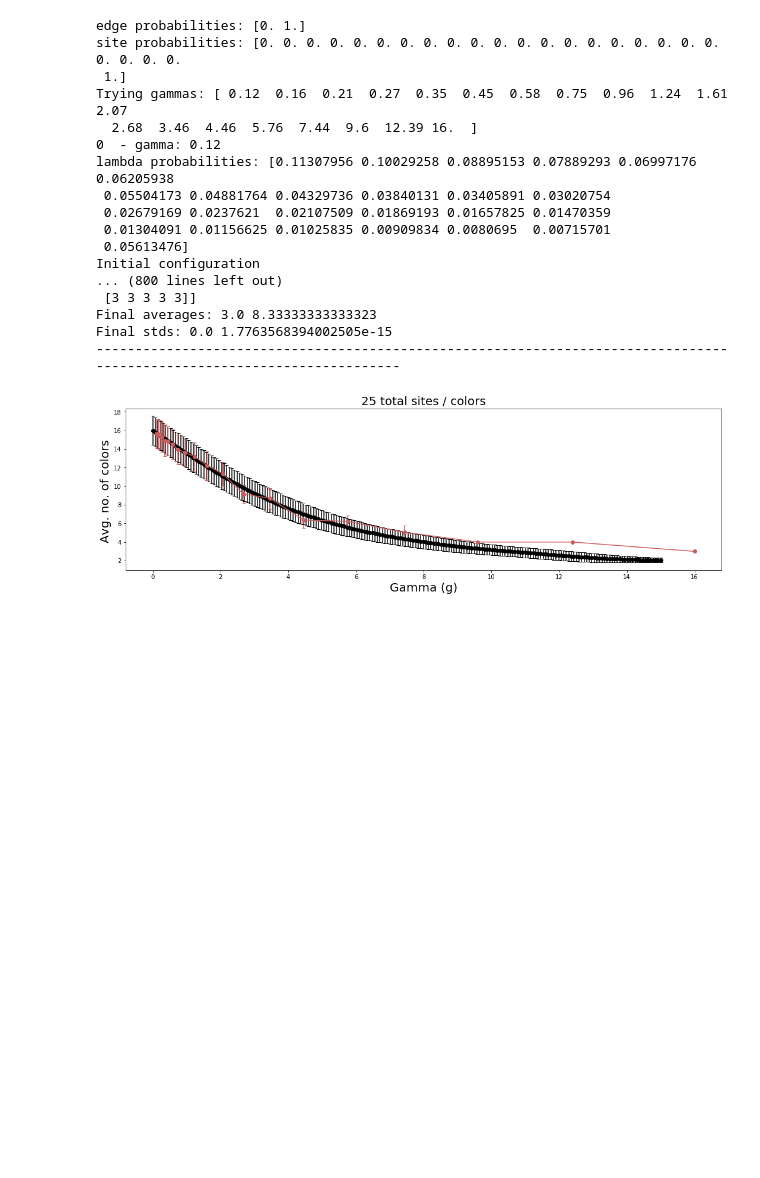
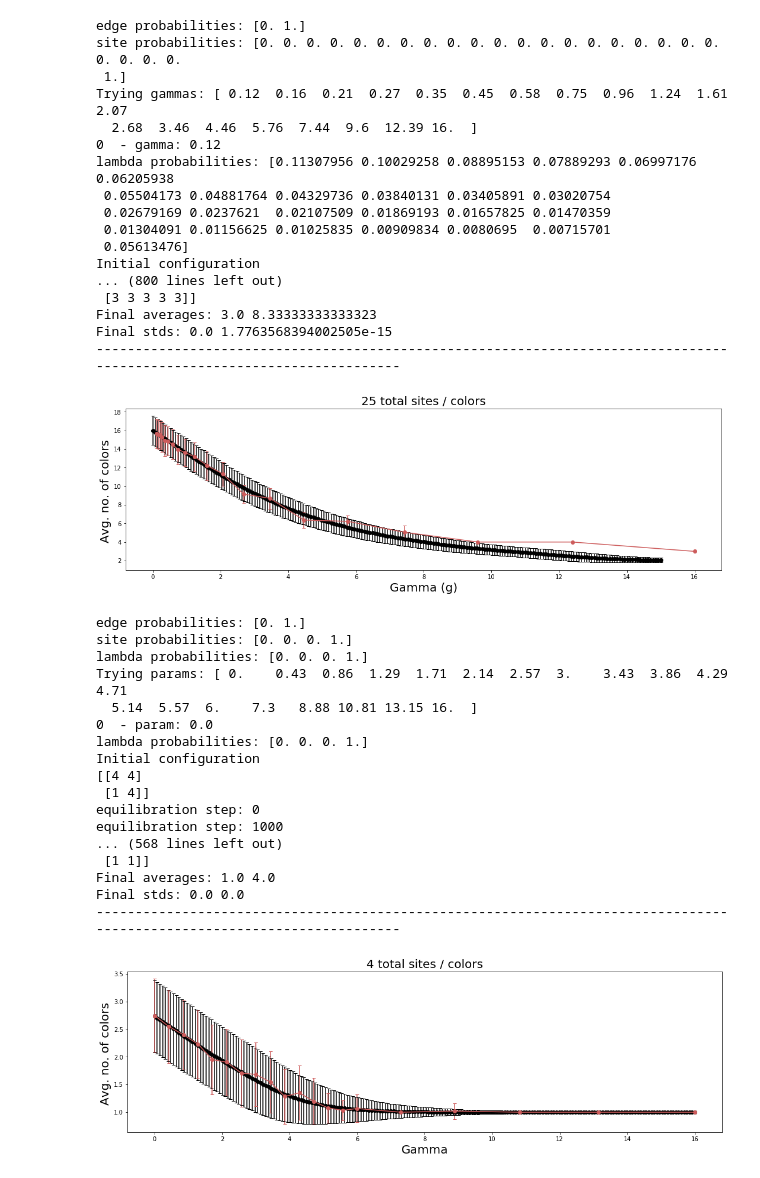
Before and after one commit to oscargomezq/Capstone-RCM, a Jupyter notebook: Simulation 3.ipynb, the cells around one changed output. Drawn from its saved outputs; the diff is of its cells as text; code cells hidden in the pictures; blank space fills up the shorter version.

```diff
--- a/Simulation 3.ipynb
+++ b/Simulation 3.ipynb
@@ -750,3 +740,21 @@ Final averages: 3.0 8.33333333333323
 Final stds: 0.0 1.7763568394002505e-15
 ------------------------------------------------------------------------------------------------------------------------
 [figure]
+# %%
+def init_edge_prob (J):
+    edge_prob = np.zeros(2)
+    edge_prob[0] = prob_eta_edge(J, 'same_col', 'same_col')
+    edge_prob[1] = prob_eta_edge(J, 'same_col', 'dif_col')
+    return edge_prob
+
+def init_site_prob (alpha, no_cols):
+    site_prob = np.zeros(no_cols)
+    for j in range(no_cols):
+        site_prob[j] = prob_eta_site(alpha,no_cols,j+1)
+    return site_prob
+
+def init_lambda_prob (gamma, no_cols):
+    lambda_prob = np.zeros(no_cols)
+    for j in range(no_cols):
+        lambda_prob[j] = prob_eta_lambda(gamma,no_cols,j+1)
+    return lambda_prob
@@ -752,0 +880,28 @@ Final stds: 0.0 1.7763568394002505e-15
+# %%
+eq_steps = 5005          #  number of MC sweeps for equilibration
+mc_steps = 1005          #  number of MC sweeps for calculation
+debugging  = True
+prt = False
+ngamma = 20
+gammas = np.linspace(0, 6, num=ngamma-6, endpoint=False)
+gammas = np.append(gammas, np.geomspace(6, 16, num=6)).round(decimals=2)
+experiment_full_interaction (2, 4, gammas=gammas, J=0, alpha=0)
+# %% [output]
+edge probabilities: [0. 1.]
+site probabilities: [0. 0. 0. 1.]
+lambda probabilities: [0. 0. 0. 1.]
+Trying params: [ 0.    0.43  0.86  1.29  1.71  2.14  2.57  3.    3.43  3.86  4.29  4.71
+  5.14  5.57  6.    7.3   8.88 10.81 13.15 16.  ]
+0  - param: 0.0
+lambda probabilities: [0. 0. 0. 1.]
+Initial configuration
+[[4 4]
+ [1 4]]
+equilibration step: 0
+equilibration step: 1000
+... (568 lines left out)
+ [1 1]]
+Final averages: 1.0 4.0
+Final stds: 0.0 0.0
+------------------------------------------------------------------------------------------------------------------------
+[figure, added]
```
Also changed, not shown: parts of 13 cells of this notebook, 9 other files.
